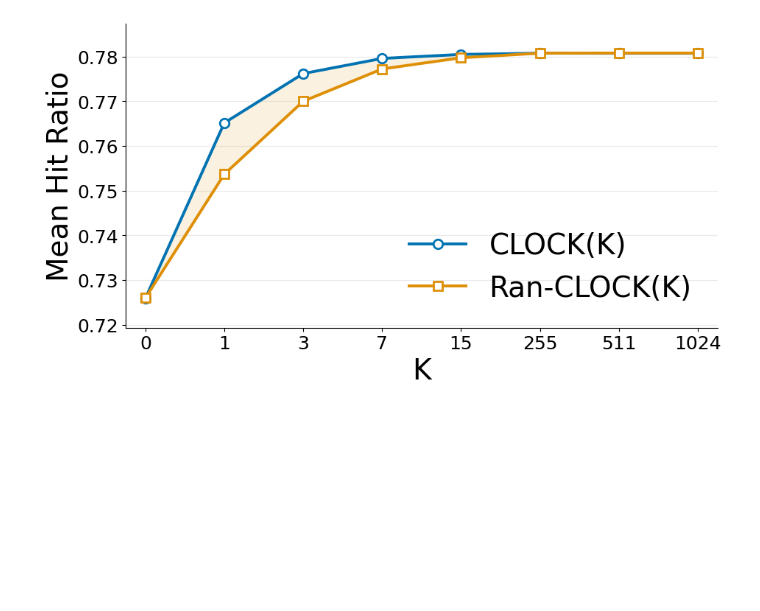
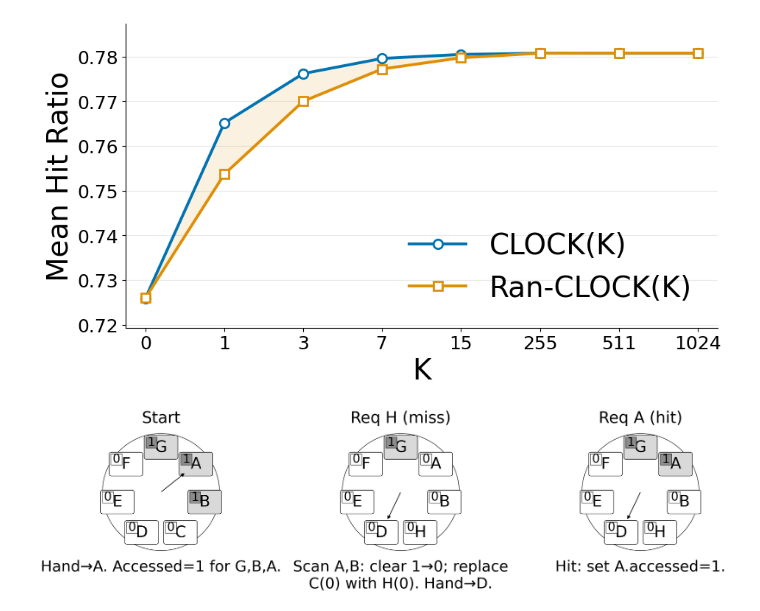
Before and after one commit to Effygal/cache-modeling, a Jupyter notebook: ttl-clock-k3.ipynb, the cells around one changed output. Saved outputs shown, nothing was run; the diff lists cells and outputs as text; code cells hidden in the pictures; blank space fills up the shorter version.

```diff
--- a/ttl-clock-k3.ipynb
+++ b/ttl-clock-k3.ipynb
@@ -840,3 +814,92 @@ plt.savefig('figures/clockk_vs_ran_clockk_summary.pdf', bbox_inches='tight', for
 plt.show()
 # %% [output]
 [figure]
+# %%
+import numpy as np
+import matplotlib.pyplot as plt
+from matplotlib.patches import FancyBboxPatch, Rectangle, FancyArrowPatch
+import textwrap
+
+panels = [
+    {"title":"Start","queue":list("GFEDCBA"),"visited_ones":{"G","B","A"},"hand":"A",
+     "note":"Hand→A. Accessed=1 for G,B,A."},
+    {"title":"Req H (miss)","queue":list("GFEDHBA"),"visited_ones":{"G"},"hand":"D",
+     "note":"Scan A,B: clear 1→0; replace C(0) with H(0). Hand→D."},
+    {"title":"Req A (hit)","queue":list("GFEDHBA"),"visited_ones":{"G","A"},"hand":"D",
+     "note":"Hit: set A.accessed=1."},
+    # {"title":"Req D (hit)","queue":list("GFEDHBA"),"visited_ones":{"G","A","D"},"hand":"D",
+    #  "note":"Hit: set D.accessed=1."},
+    # {"title":"Req I (miss)","queue":list("GFIDHBA"),"visited_ones":{"G","A"},"hand":"F",
+    #  "note":"Scan D: clear 1→0; replace E(0) with I(0). Hand→F."},
+    # {"title":"Req B (hit)","queue":list("GFIDHBA"),"visited_ones":{"G","A","B"},"hand":"F",
+    #  "note":"Hit: set B.accessed=1."},
+    # {"title":"Req J (miss)","queue":list("GJIDHBA"),"visited_ones":{"G","A","B"},"hand":"G",
+    #  "note":"Replace F(0) with J(0). Hand→G."},
+]
+
+FS_TITLE=42; FS_ITEM=42; FS_BIT=32; FS_HAND=32; FS_NOTE=40; FS_IDX=32
+
+def _slot_centers(n, r=1.95, start_deg=90.0):
+    ang = np.deg2rad(start_deg) + 2*np.pi*np.arange(n)/n
+    return r*np.cos(ang), r*np.sin(ang), ang
+
+def draw_clock_circle(ax, queue, visited_ones, hand_item):
+    ax.set_aspect("equal")
+    ax.set_axis_off()
+    n = len(queue)
+    xs, ys, ang = _slot_centers(n)
+
+    ax.set_xlim(-2.9, 2.9)
+    ax.set_ylim(-3.0, 2.9)
+
+    box_w, box_h = 1.42, 1
+    bit_s = 0.32
+
+    ring_r = 2.55
+    ax.add_patch(plt.Circle((0,0), ring_r, fill=False, linewidth=1.2, color="black", zorder=0))
+
+    for i, (item, x, y) in enumerate(zip(queue, xs, ys)):
+        v = 1 if item in visited_ones else 0
+        face = "0.85" if v else "white"
+
+        rect = FancyBboxPatch((x-box_w/2, y-box_h/2), box_w, box_h,
+                              boxstyle="round,pad=0.02,rounding_size=0.10",
+                              linewidth=1.3, edgecolor="black", facecolor=face, zorder=2)
+        ax.add_patch(rect)
+        ax.text(x, y, item, fontsize=FS_ITEM, ha="center", va="center", zorder=3)
+
+        bit_box = bit_s * 1.5 # arger frame
+        bx = x - box_w/2 + 0.05
+        by = y + box_h/2 - bit_box - 0.05
+        bit_face = "0.55" if v else "white"
+
+        ax.add_patch(Rectangle((bx,by), bit_box, bit_box, linewidth=1.0,
+                            edgecolor="black", facecolor=bit_face, zorder=3))
+        ax.text(bx+bit_box/2, by+bit_box/2, str(v), fontsize=FS_BIT,
+                ha="center", va="center", zorder=4)
+
+        if item == hand_item:
+            endx = 1.35*np.cos(ang[i])
+            endy = 1.35*np.sin(ang[i])
+            ax.add_patch(FancyArrowPatch((0,0), (endx,endy),
+                                         arrowstyle='-|>', mutation_scale=18,
+                                         linewidth=1.8, color="black", zorder=5))
+
+fig = plt.figure(figsize=(32,6.5))
+# gs = fig.add_gridspec(2,4, wspace=0.25, hspace=0.55)
+gs = fig.add_gridspec(1,3, wspace=0.25, hspace=0.55)
+# axes = [fig.add_subplot(gs[i]) for i in range(7)]
+axes = [fig.add_subplot(gs[0, i]) for i in range(3)]
+
+for ax, p in zip(axes, panels):
+    ax.set_title(p["title"], fontsize=FS_TITLE, y=1.02, pad=0)
+    draw_clock_circle(ax, p["queue"], p["visited_ones"], p["hand"])
+    note = textwrap.fill(p["note"], width=32)
+    ax.text(0, -2.95, note, fontsize=FS_NOTE, ha="center", va="top")
+
+plt.tight_layout()
+fig.savefig("figures/clock_circular_buffer_trunc.pdf", bbox_inches="tight", format="pdf")
+plt.show()
+plt.close(fig)
+# %% [output]
+[figure, added]
```
Also changed, not shown: parts of 3 cells of this notebook.
